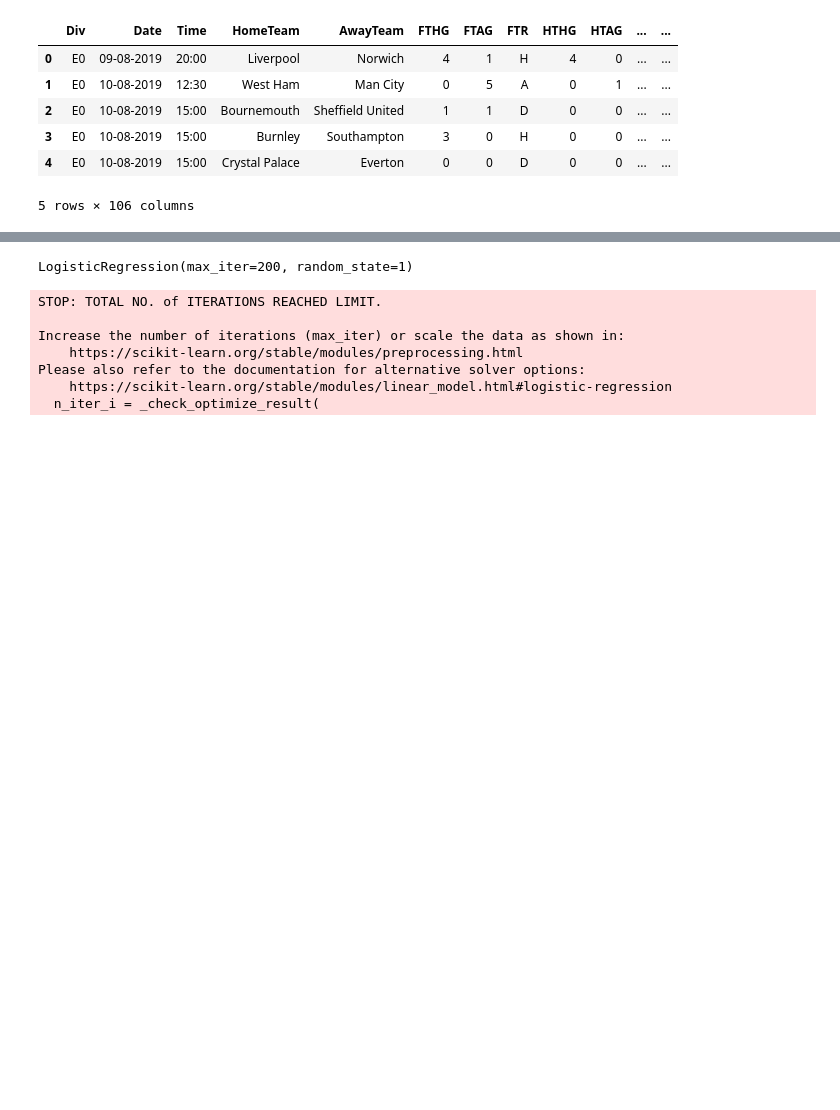
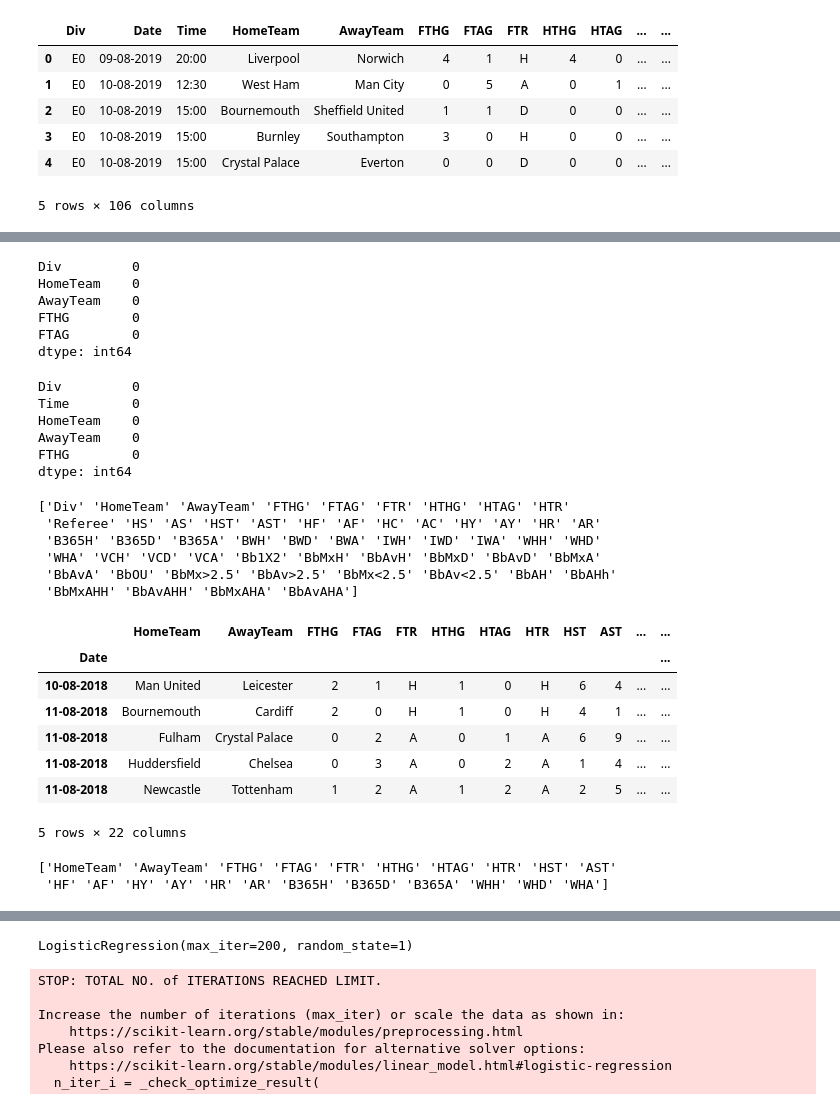
Before and after one commit to CHIUZXCV/Project-2, a Jupyter notebook: master.ipynb, the cells around one changed output, grey strips where cells are left out. Saved outputs shown, nothing was run; the diff lists cells and outputs as text; code cells hidden in the pictures; blank space fills up the shorter version.

```diff
--- a/master.ipynb
+++ b/master.ipynb
@@ -31,10 +33,10 @@ df_2011 = pd.read_csv(file_path_2011)
 # %%
 #Concat Data
-combined_epl_df = pd.concat([df_2018, df_2017, df_2016, df_2015, df_2014, df_2013, df_2012, df_2011],axis="index", join="inner")
+train_epl_df = pd.concat([df_2018, df_2017, df_2016, df_2015, df_2014, df_2013, df_2012, df_2011],axis="index", join="inner")
 #Dataframe converted from British Date to US Date
-combined_epl_df['Date'] = pd.to_datetime(combined_epl_df["Date"])
-combined_epl_df["Date"] = combined_epl_df["Date"].dt.strftime("%m-%d-%Y")
-combined_epl_df.head()
+train_epl_df['Date'] = pd.to_datetime(train_epl_df["Date"])
+train_epl_df["Date"] = train_epl_df["Date"].dt.strftime("%m-%d-%Y")
+train_epl_df.head()
 # %% [output]
 |  | Div | Date | HomeTeam | AwayTeam | FTHG | FTAG | FTR | HTHG | HTAG | HTR | ... | ... |
 | 0 | E0 | 10-08-2018 | Man United | Leicester | 2 | 1 | H | 1 | 0 | H | ... | ... |
@@ -410,0 +63,4 @@ X_test = liverpool_t_df.drop(columns="Result")
+# %%
+#Set Date as index for Train Dataframe
+train_epl_df.set_index('Date', inplace = True)
+train_epl_df.head()
@@ -410,0 +89,60 @@ X_test = liverpool_t_df.drop(columns="Result")
+# %%
+# Check data for nulls, check for sum, for Train Data
+train_epl_df.isnull().sum()
+train_epl_df.dropna(inplace=True)
+train_epl_df.isnull().sum().head()
+# %% [output]
+Div         0
+HomeTeam    0
+AwayTeam    0
+FTHG        0
+FTAG        0
+dtype: int64
+# %%
+# Check data for nulls, check for sum, for Test Data
+test_epl_df.isnull().sum()
+test_epl_df.dropna(inplace=True)
+test_epl_df.isnull().sum().head()
+# %% [output]
+Div         0
+Time        0
+HomeTeam    0
+AwayTeam    0
+FTHG        0
+dtype: int64
+# %%
+#To check the columns for the Train dataframe
+train_epl_df.head()
+print(train_epl_df.columns.values)
+# %% [output]
+['Div' 'HomeTeam' 'AwayTeam' 'FTHG' 'FTAG' 'FTR' 'HTHG' 'HTAG' 'HTR'
+ 'Referee' 'HS' 'AS' 'HST' 'AST' 'HF' 'AF' 'HC' 'AC' 'HY' 'AY' 'HR' 'AR'
+ 'B365H' 'B365D' 'B365A' 'BWH' 'BWD' 'BWA' 'IWH' 'IWD' 'IWA' 'WHH' 'WHD'
+ 'WHA' 'VCH' 'VCD' 'VCA' 'Bb1X2' 'BbMxH' 'BbAvH' 'BbMxD' 'BbAvD' 'BbMxA'
+ 'BbAvA' 'BbOU' 'BbMx>2.5' 'BbAv>2.5' 'BbMx<2.5' 'BbAv<2.5' 'BbAH' 'BbAHh'
+ 'BbMxAHH' 'BbAvAHH' 'BbMxAHA' 'BbAvAHA']
+# %%
+#Drop Excess columns Train Data
+train_epl_df = train_epl_df.drop(columns=['Div', 'Referee', 'HS', 'AS', 'HC', 'AC',
+                                        'BWA','BWH', 'BWD', 'IWH', 'IWD', 'IWA', 'VCH', 'VCD', 'VCA',
+                                        'Bb1X2', 'BbMxH', 'BbMxD', 'BbAvH','BbAvD', 'BbMxA', 'BbAvA',
+                                         'BbOU', 'BbMx>2.5', 'BbAv>2.5', 'BbMx<2.5', 'BbAv<2.5',
+                                         'BbAHh', 'BbAHh', 'BbAH', 'BbMxAHH', 'BbAvAHH', 'BbMxAHA', 'BbAvAHA',
+                                         ])
+train_epl_df.head()
+# %% [output]
+|  | HomeTeam | AwayTeam | FTHG | FTAG | FTR | HTHG | HTAG | HTR | HST | AST | ... | ... |
+| Date |  |  |  |  |  |  |  |  |  |  |  | ... |
+| 10-08-2018 | Man United | Leicester | 2 | 1 | H | 1 | 0 | H | 6 | 4 | ... | ... |
+| 11-08-2018 | Bournemouth | Cardiff | 2 | 0 | H | 1 | 0 | H | 4 | 1 | ... | ... |
+| 11-08-2018 | Fulham | Crystal Palace | 0 | 2 | A | 0 | 1 | A | 6 | 9 | ... | ... |
+| 11-08-2018 | Huddersfield | Chelsea | 0 | 3 | A | 0 | 2 | A | 1 | 4 | ... | ... |
+| 11-08-2018 | Newcastle | Tottenham | 1 | 2 | A | 1 | 2 | A | 2 | 5 | ... | ... |
+5 rows × 22 columns
+# %%
+#Check new columns for Train Data
+train_epl_df.head()
+print(train_epl_df.columns.values)
+# %% [output]
+['HomeTeam' 'AwayTeam' 'FTHG' 'FTAG' 'FTR' 'HTHG' 'HTAG' 'HTR' 'HST' 'AST'
+ 'HF' 'AF' 'HY' 'AY' 'HR' 'AR' 'B365H' 'B365D' 'B365A' 'WHH' 'WHD' 'WHA']
```
Also changed, not shown: parts of 52 cells of this notebook, 8 other files.
